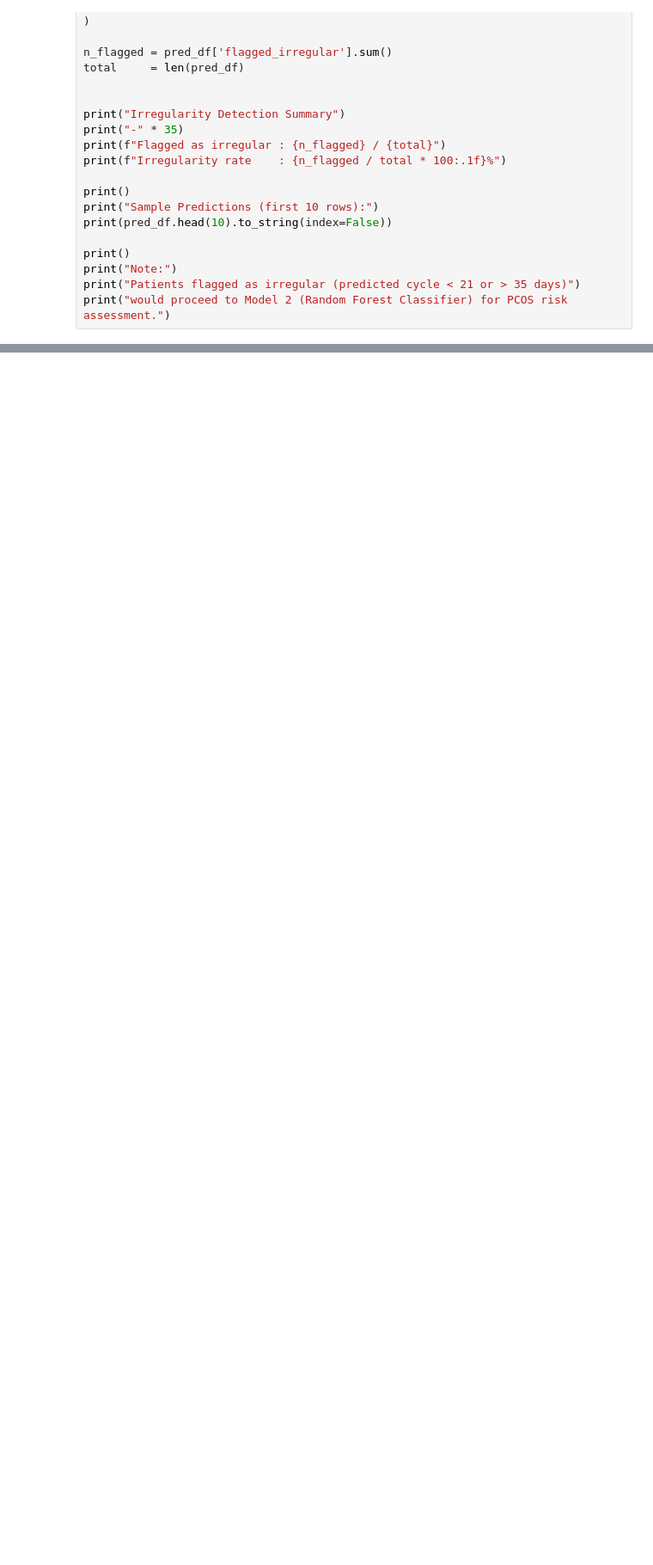
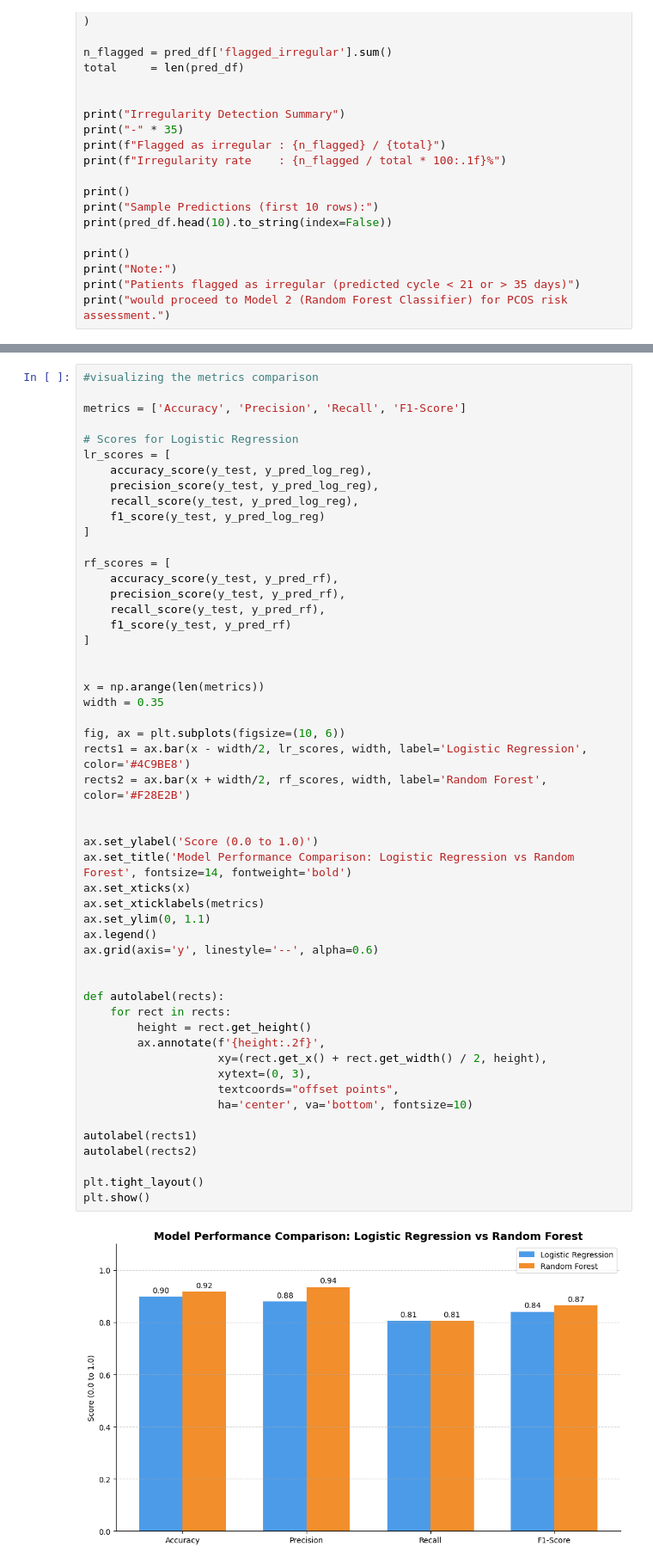
Before and after one commit to minahil948/mentsrual-tracking-and-pcos-detection, a Jupyter notebook: ai-project.ipynb, the cells around one changed output, grey strips where cells are left out. Shown at 86% size. Drawn from its saved outputs; the diff is of its cells as text; blank space fills up the shorter version.

Commit message:
logistic regression and random forest classifier trained

```diff
--- a/ai-project.ipynb
+++ b/ai-project.ipynb
@@ -909,0 +1236,54 @@ print("would proceed to Model 2 (Random Forest Classifier) for PCOS risk assessm
+# %%
+#visualizing the metrics comparison
+
+metrics = ['Accuracy', 'Precision', 'Recall', 'F1-Score']
+
+# Scores for Logistic Regression
+lr_scores = [
+    accuracy_score(y_test, y_pred_log_reg),
+    precision_score(y_test, y_pred_log_reg),
+    recall_score(y_test, y_pred_log_reg),
+    f1_score(y_test, y_pred_log_reg)
+]
+
+rf_scores = [
+    accuracy_score(y_test, y_pred_rf),
+    precision_score(y_test, y_pred_rf),
+    recall_score(y_test, y_pred_rf),
+    f1_score(y_test, y_pred_rf)
+]
+
+
+x = np.arange(len(metrics))
+width = 0.35
+
+fig, ax = plt.subplots(figsize=(10, 6))
+rects1 = ax.bar(x - width/2, lr_scores, width, label='Logistic Regression', color='#4C9BE8')
+rects2 = ax.bar(x + width/2, rf_scores, width, label='Random Forest', color='#F28E2B')
+
+
+ax.set_ylabel('Score (0.0 to 1.0)')
+ax.set_title('Model Performance Comparison: Logistic Regression vs Random Forest', fontsize=14, fontweight='bold')
+ax.set_xticks(x)
+ax.set_xticklabels(metrics)
+ax.set_ylim(0, 1.1)
+ax.legend()
+ax.grid(axis='y', linestyle='--', alpha=0.6)
+
+
+def autolabel(rects):
+    for rect in rects:
+        height = rect.get_height()
+        ax.annotate(f'{height:.2f}',
+                    xy=(rect.get_x() + rect.get_width() / 2, height),
+                    xytext=(0, 3),
+                    textcoords="offset points",
+                    ha='center', va='bottom', fontsize=10)
+
+autolabel(rects1)
+autolabel(rects2)
+
+plt.tight_layout()
+plt.show()
+# %% [output]
+[figure, added]
```
Also changed, not shown: parts of 13 cells of this notebook, 1 other file.
